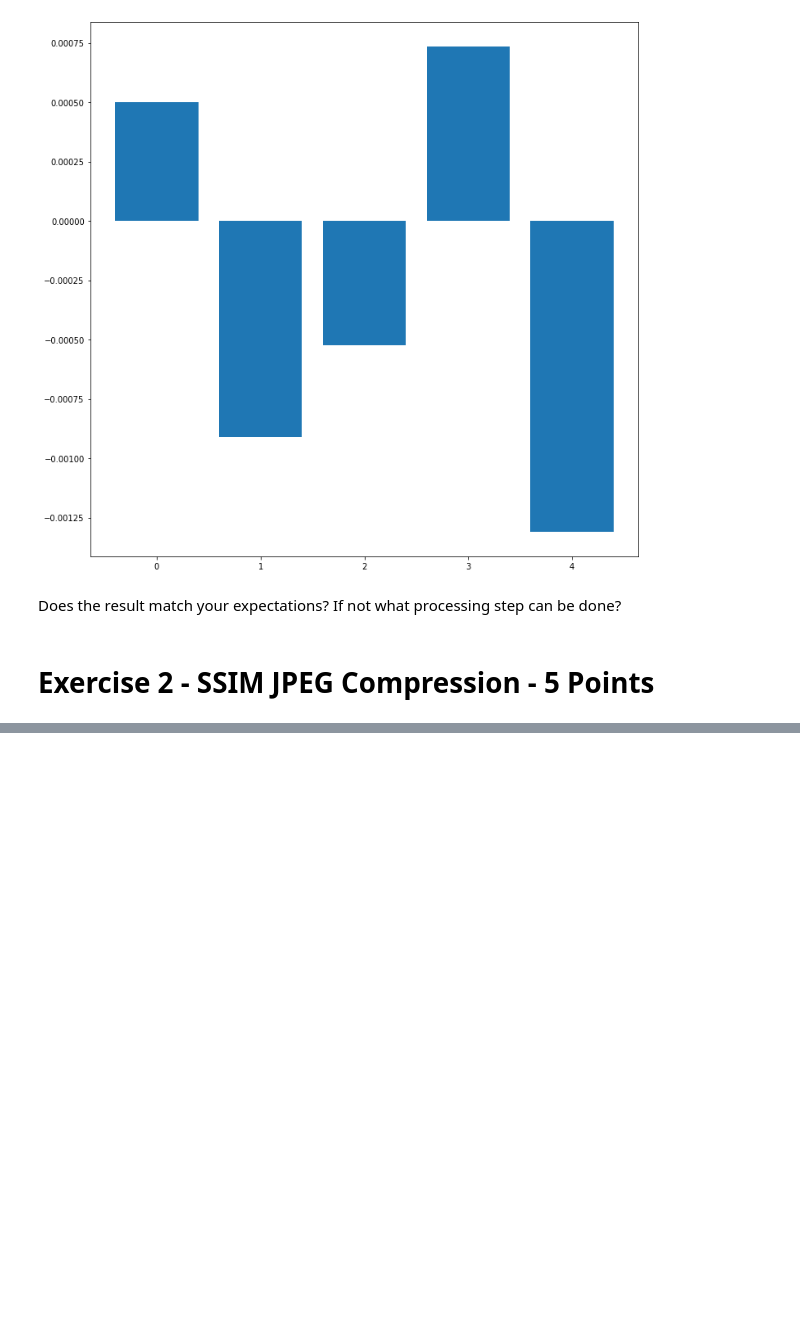
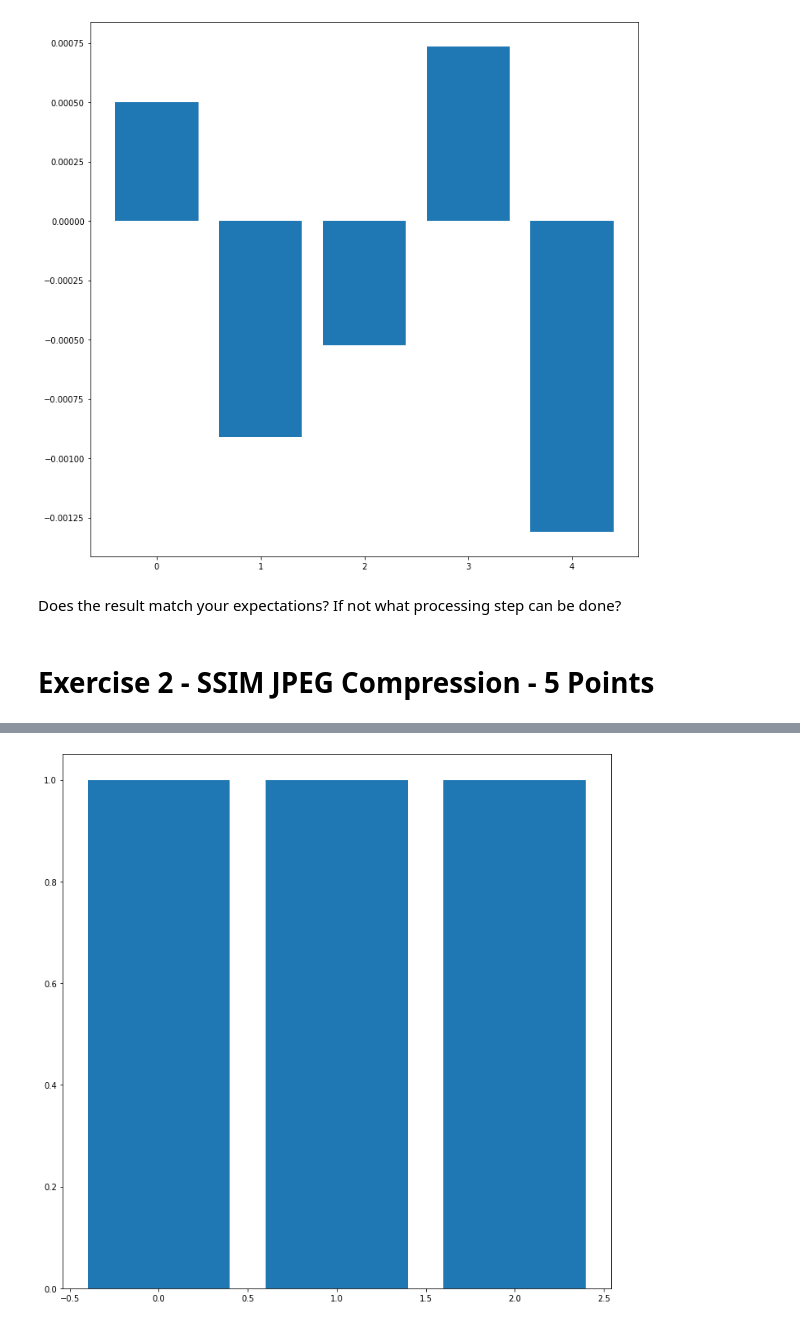
Before and after one commit to oleksa-oleksa/Image_Processing_SS2020_FU_Berlin, a Jupyter notebook: assignments/04_assignment.ipynb, the cells around one changed output, grey strips where cells are left out. Cells and saved outputs as stored; diff of their text form; code cells hidden in the pictures; blank space fills up the shorter version.

Commit message:
ssim implemented, tuning c1 and c2 constants

```diff
--- a/assignments/04_assignment.ipynb
+++ b/assignments/04_assignment.ipynb
@@ -123,17 +125,73 @@ len(images_for_jpeg)
 # %%
 images10 = [jpeg_quality_filter(img, 10) for img in images_for_jpeg]
-images50 = [jpeg_quality_filter(img, 10) for img in images_for_jpeg]
-images80 = [jpeg_quality_filter(img, 10) for img in images_for_jpeg]
+images50 = [jpeg_quality_filter(img, 50) for img in images_for_jpeg]
+images80 = [jpeg_quality_filter(img, 80) for img in images_for_jpeg]
-# %%
-def ssim(img, filtered_img):
-    """The SSIM similarity measure. Use the parameters from the paper
-    as on the second to last slide from the lecture"""
-    # your code
-    return random.randint(0, 10)
-
-for i, img in enumerate(images_for_jpeg):
-    print(i)
-    compressed_images = [images10[i], images50[i], images80[i]]
-    plt.bar(range(len(compressed_images)),
-             [ssim(img, comp) for comp in compressed_images])
-    plt.show()
+# %%
+def ssim(img, filtered_img):
+    """The SSIM similarity measure. Use the parameters from the paper
+    as on the second to last slide from the lecture"""
+    # your code
+    # img is original
+    """
+    Suppose x and y are two non-negative image signals, which have been aligned with eachother
+    (e.g., spatial patches extracted from each image). If we consider one of the signals
+    to have perfect quality, then the similarity measure can serve as a quantitative measurement
+    of the quality of the second signal.
+    """
+
+    img = rgb2grey(img)
+    filtered_img = rgb2grey(filtered_img)
+
+    mu_orig = np.mean(img)
+    mu_filtered = np.mean(filtered_img)
+
+    # Structure comparison is conducted after luminance subtraction and variance normalization.
+    # Specifically, we associate the two unit vectors (x−μx)/σx and (y−μy)/σy,
+    # each lying in the hyperplane defined by Eq. (3), with thestructure of the two images.
+    # The correlation (inner product) between these is a simple and effective measure to quantify
+    # the structural similarity. Notice that the correlation between (x−μx)/σxand (y−μy)/σy
+    # is equivalent to the correlation coefficient between x and y.
+
+    # We use the standard deviation (the square root of variance)as an estimate of the signal contrast.
+    std_orig = np.std(img, dtype = np.float32)
+    std_filtered = np.std(filtered_img, dtype = np.float32)
+    std_xy = std_orig * std_filtered
+
+    # From papper: Image Quality Assessment: From Error Visibility to Structural Similarity
+    # For luminance comparison, we definel(x,y) = (2 * μ_x * μ_y + C1)/(μ_x^2 + μ_y^2 + C1)
+    # where the constant C1 is included to avoid instability when μ2x+μ2y is very close to zero.
+    # Specifically, we choose C1= (K_1 * L)**2
+    # where L is the dynamic range of the pixel values (255 for8-bit grayscale images),
+    # and K_1 < 1 is a small constant.
+
+    luminance_c1 = (0.5 * 255) ** 2
+
+    # The contrast comparison function takes a similar form:
+    # c(x,y) = (2 * σ_xy + C2)/(σ_x^2 + σ_y^2 + C2)
+    # where C2= (K2_2 * L)**2, and K_2 < 1.
+
+    contrast_c2 = (0.00025 * 255) ** 2
+
+
+    # specific form of the SSIM index (In order to simplify the expression,we set α = β = γ = 1
+    # and C3 = C2/2 in this paper)
+    # Specific form of the SSIM for calculation:
+    # SSIM(x,y) =((2 * μ_x * μ_y + C1)*(2 * σ_xy + C2))/((μ_x^2 + μ_y^2 + C1)*(σ_x^2 + σ_y^2 + C2))
+
+    ssim_numerator = (2 * mu_orig * mu_filtered + luminance_c1) * (2 * std_xy  + contrast_c2)
+    ssim_denominator = (mu_orig**2 + mu_filtered**2 + luminance_c1) * (std_orig**2 + std_filtered**2 + contrast_c2)
+
+    ssim_result = float(ssim_numerator / ssim_denominator)
+
+
+    print(ssim_result)
+    return ssim_result
+
+
+for i, img in enumerate(images_for_jpeg):
+    print(i)
+    compressed_images = [images10[i], images50[i], images80[i]]
+    plt.bar(range(len(compressed_images)),
+             [ssim(img, comp) for comp in compressed_images])
+    plt.show()
+# %% [output]
@@ -139,0 +202 @@ for i, img in enumerate(images_for_jpeg):
+[figure, added]
```
Also changed, not shown: parts of 2 cells of this notebook.
